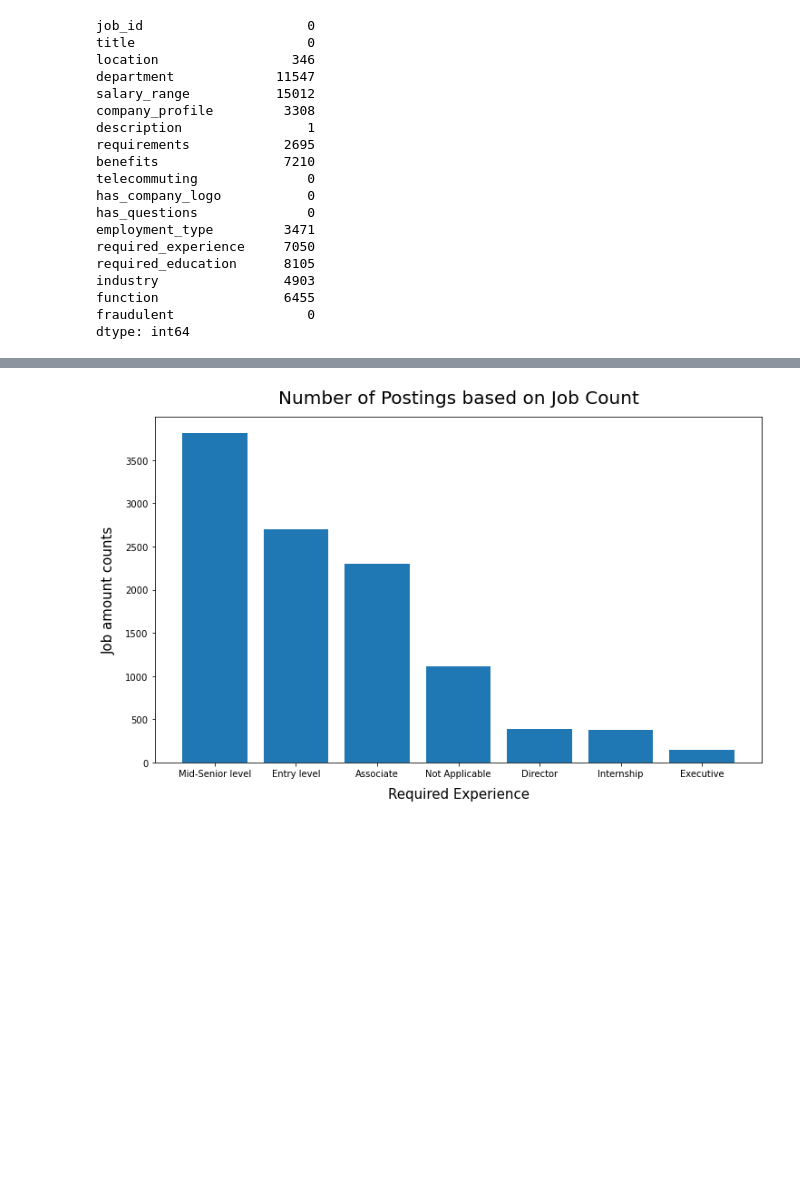
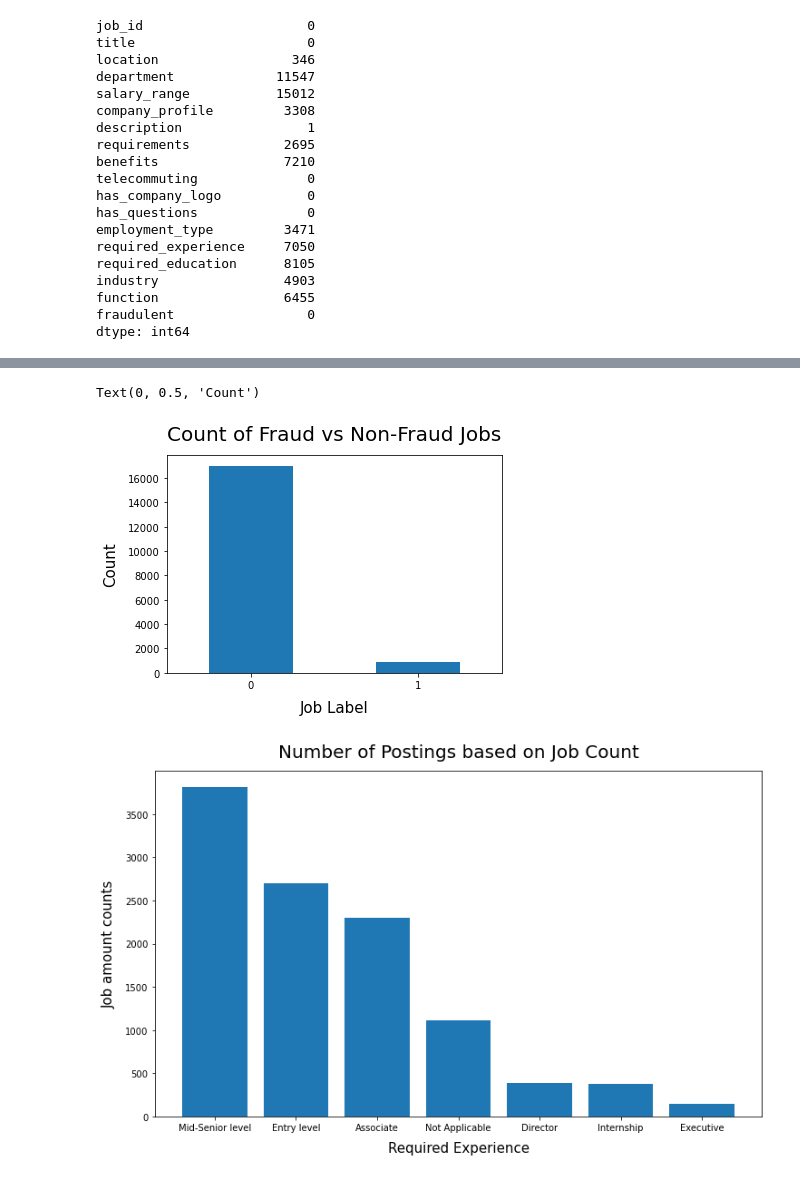
Before and after one commit to Ikyupark/Capstone-project, a Jupyter notebook: Uncleaned_Data_Analysis.ipynb, the cells around one changed output, grey strips where cells are left out. Saved outputs shown, nothing was run; the diff lists cells and outputs as text; code cells hidden in the pictures; blank space fills up the shorter version.

```diff
--- a/Uncleaned_Data_Analysis.ipynb
+++ b/Uncleaned_Data_Analysis.ipynb
@@ -71,3 +86,12 @@ total_jobs = len(df.index)
+# %%
+# plot of fraud vs not fraud
+count_bar = df['fraudulent'].value_counts().plot(kind='bar', rot=0)
+plt.title('Count of Fraud vs Non-Fraud Jobs', pad=15, size=20)
+plt.xlabel('Job Label',size=15, labelpad=10)
+plt.ylabel('Count',size=15, labelpad=10)
+# %% [output]
+Text(0, 0.5, 'Count')
+[figure, added]
 # %%
 # split fraud and non fraud into counts
 fraud_df = df[df['fraudulent'] == 1]
```
Also changed, not shown: parts of 3 cells of this notebook.
